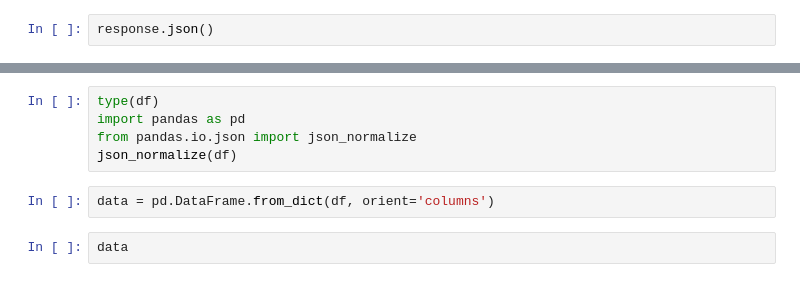
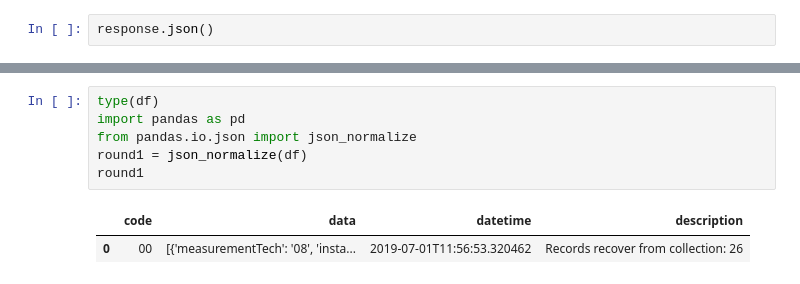
Before and after one commit to fserrey/data-analysis-pipeline, a Jupyter notebook: testing_api.ipynb, the cells around one changed output, grey strips where cells are left out. Drawn from its saved outputs; the diff is of its cells as text.

```diff
--- a/testing_api.ipynb
+++ b/testing_api.ipynb
@@ -141,9 +195,9 @@ json_normalize(data['results'])
 # %%
 type(df)
 import pandas as pd
 from pandas.io.json import json_normalize
-json_normalize(df)
+round1 = json_normalize(df)
+round1
+# %% [output]
+|  | code | data | datetime | description |
+| 0 | 00 | [{'measurementTech': '08', 'insta... | 2019-07-01T11:56:53.320462 | Records recover from collection: 26 |
-# %%
-data = pd.DataFrame.from_dict(df, orient='columns')
-# %%
-data
```
Also changed, not shown: parts of 13 cells of this notebook, 5 other files.
